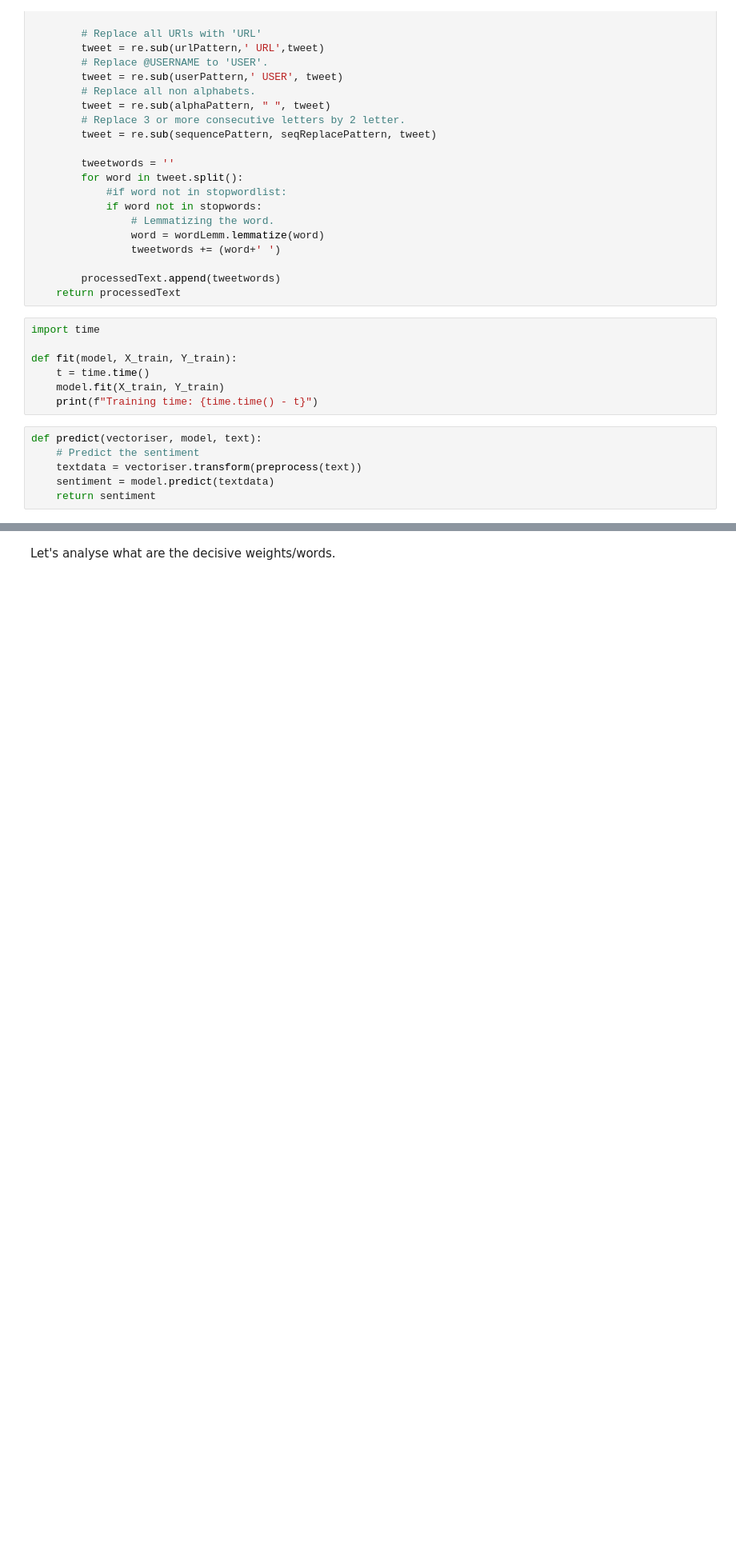
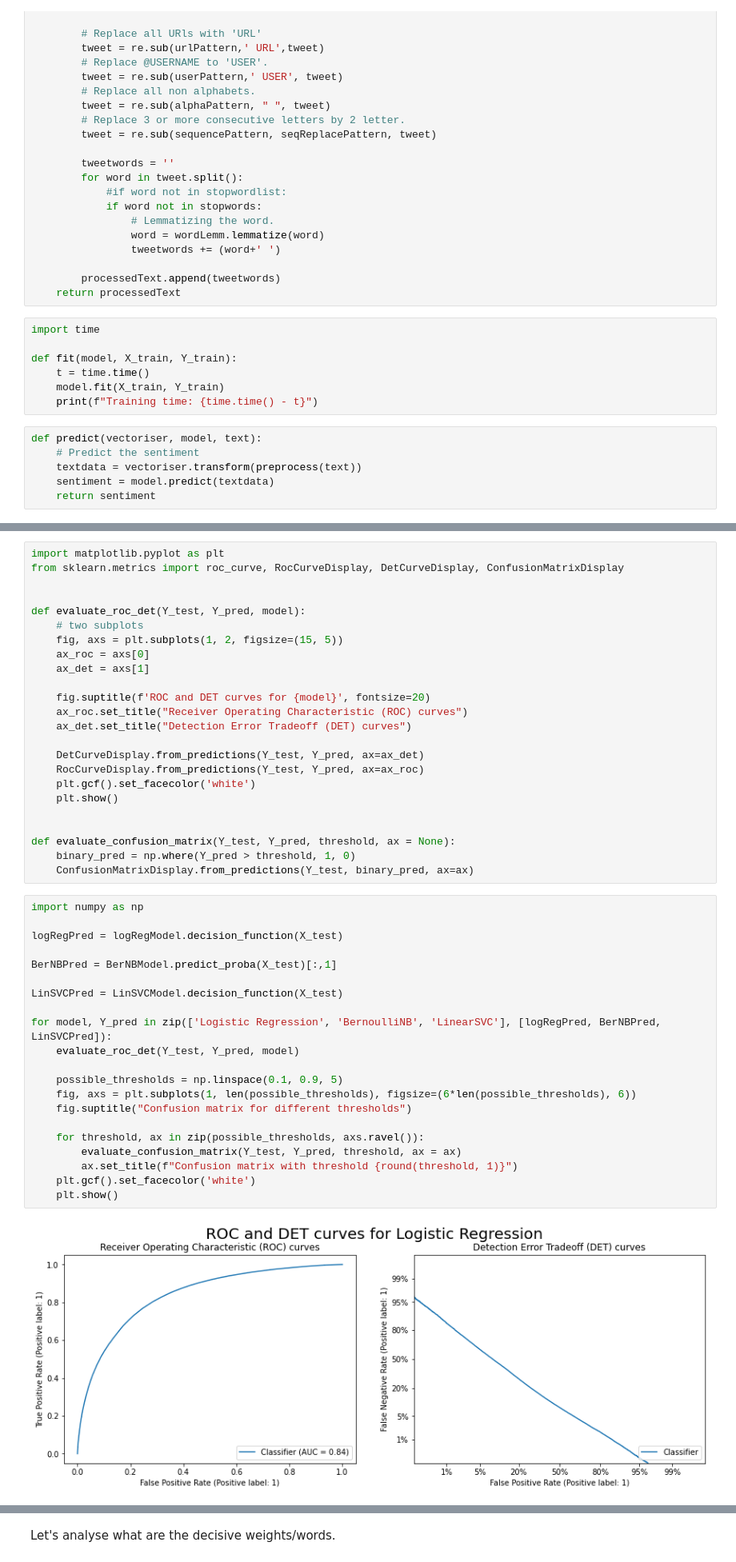
Before and after one commit to Hkllopp/D-tectez-les-Bad-Buzz-gr-ce-au-Deep-Learning, a Jupyter notebook: modeleSimple.ipynb, the cells around one changed output, grey strips where cells are left out. Shown at 80% size. Saved outputs shown, nothing was run; the diff lists cells and outputs as text; blank space fills up the shorter version.

Commit message:
Updated metrics

```diff
--- a/modeleSimple.ipynb
+++ b/modeleSimple.ipynb
@@ -232,0 +194,47 @@ LinearSVC
+# %%
+import matplotlib.pyplot as plt
+from sklearn.metrics import roc_curve, RocCurveDisplay, DetCurveDisplay, ConfusionMatrixDisplay
+
+
+def evaluate_roc_det(Y_test, Y_pred, model):
+    # two subplots
+    fig, axs = plt.subplots(1, 2, figsize=(15, 5))
+    ax_roc = axs[0]
+    ax_det = axs[1]
+
+    fig.suptitle(f'ROC and DET curves for {model}', fontsize=20)
+    ax_roc.set_title("Receiver Operating Characteristic (ROC) curves")
+    ax_det.set_title("Detection Error Tradeoff (DET) curves")
+
+    DetCurveDisplay.from_predictions(Y_test, Y_pred, ax=ax_det)
+    RocCurveDisplay.from_predictions(Y_test, Y_pred, ax=ax_roc)
+    plt.gcf().set_facecolor('white')
+    plt.show()
+
+
+def evaluate_confusion_matrix(Y_test, Y_pred, threshold, ax = None):
+    binary_pred = np.where(Y_pred > threshold, 1, 0)
+    ConfusionMatrixDisplay.from_predictions(Y_test, binary_pred, ax=ax)
+# %%
+import numpy as np
+
+logRegPred = logRegModel.decision_function(X_test)
+
+BerNBPred = BerNBModel.predict_proba(X_test)[:,1]
+
+LinSVCPred = LinSVCModel.decision_function(X_test)
+
+for model, Y_pred in zip(['Logistic Regression', 'BernoulliNB', 'LinearSVC'], [logRegPred, BerNBPred, LinSVCPred]):
+    evaluate_roc_det(Y_test, Y_pred, model)
+
+    possible_thresholds = np.linspace(0.1, 0.9, 5)
+    fig, axs = plt.subplots(1, len(possible_thresholds), figsize=(6*len(possible_thresholds), 6))
+    fig.suptitle("Confusion matrix for different thresholds")
+
+    for threshold, ax in zip(possible_thresholds, axs.ravel()):
+        evaluate_confusion_matrix(Y_test, Y_pred, threshold, ax = ax)
+        ax.set_title(f"Confusion matrix with threshold {round(threshold, 1)}")
+    plt.gcf().set_facecolor('white')
+    plt.show()
+# %% [output]
+[figure, added]
```
Also changed, not shown: parts of 6 cells of this notebook.
